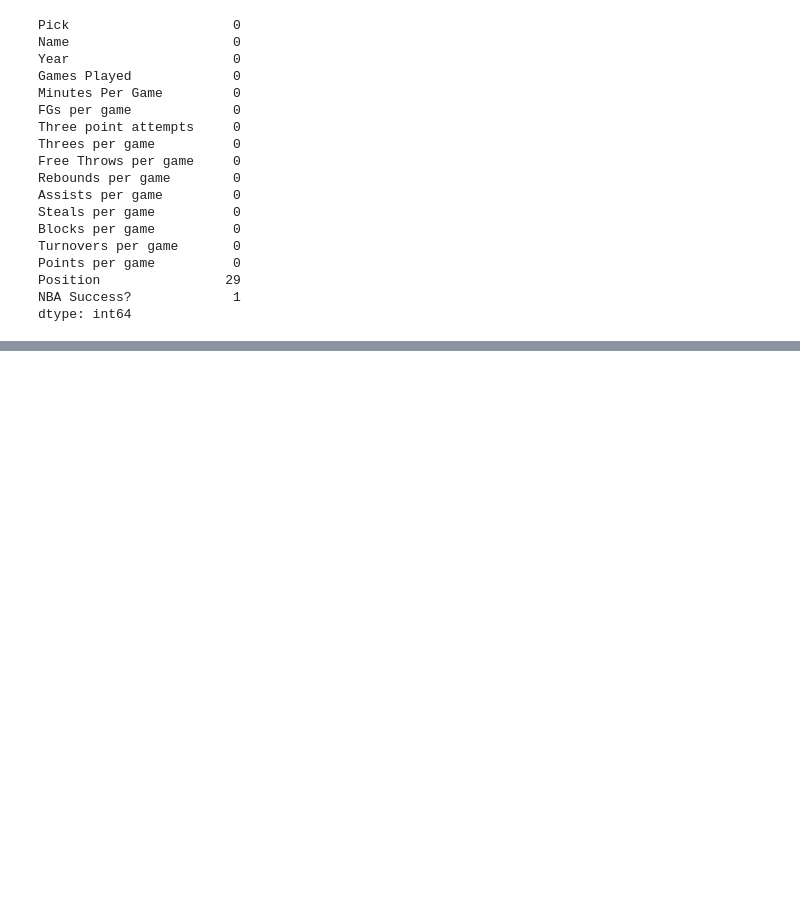
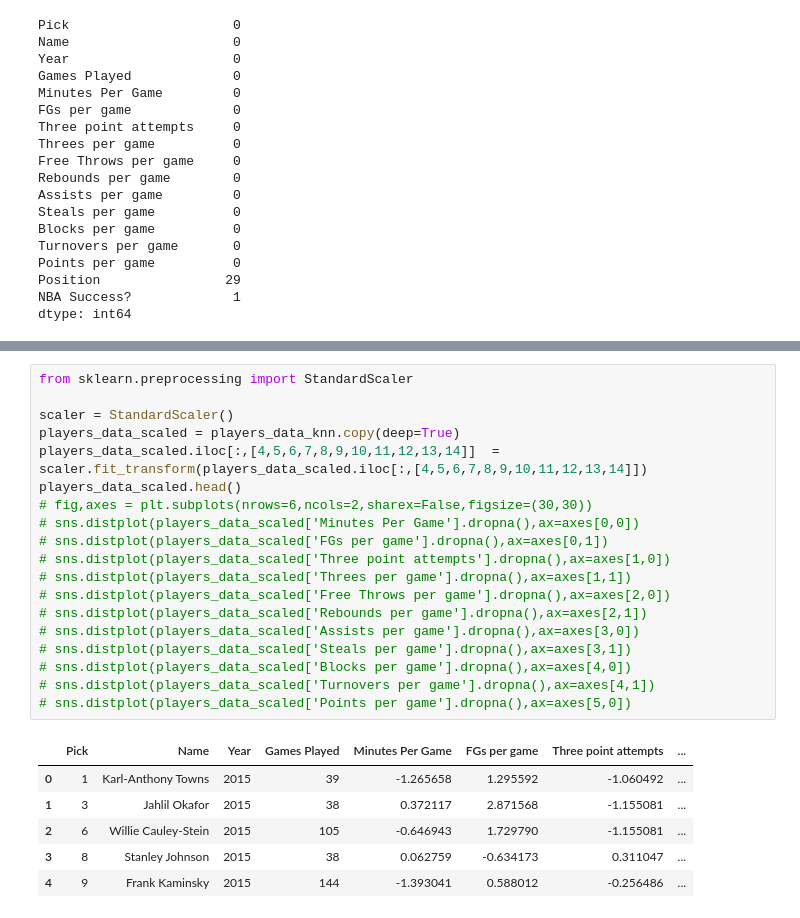
Before and after one commit to akshaygupta16/NBADraftAssistant, a Jupyter notebook: NBADraftPicker.ipynb, the cells around one changed output, grey strips where cells are left out. Drawn from its saved outputs; the diff is of its cells as text; blank space fills up the shorter version.

```diff
--- a/NBADraftPicker.ipynb
+++ b/NBADraftPicker.ipynb
@@ -389,0 +450,26 @@ sns.distplot(players_data_knn['Three point attempts'])
+# %%
+from sklearn.preprocessing import StandardScaler
+
+scaler = StandardScaler()
+players_data_scaled = players_data_knn.copy(deep=True)
+players_data_scaled.iloc[:,[4,5,6,7,8,9,10,11,12,13,14]]  = scaler.fit_transform(players_data_scaled.iloc[:,[4,5,6,7,8,9,10,11,12,13,14]])
+players_data_scaled.head()
+# fig,axes = plt.subplots(nrows=6,ncols=2,sharex=False,figsize=(30,30))
+# sns.distplot(players_data_scaled['Minutes Per Game'].dropna(),ax=axes[0,0])
+# sns.distplot(players_data_scaled['FGs per game'].dropna(),ax=axes[0,1])
+# sns.distplot(players_data_scaled['Three point attempts'].dropna(),ax=axes[1,0])
+# sns.distplot(players_data_scaled['Threes per game'].dropna(),ax=axes[1,1])
+# sns.distplot(players_data_scaled['Free Throws per game'].dropna(),ax=axes[2,0])
+# sns.distplot(players_data_scaled['Rebounds per game'].dropna(),ax=axes[2,1])
+# sns.distplot(players_data_scaled['Assists per game'].dropna(),ax=axes[3,0])
+# sns.distplot(players_data_scaled['Steals per game'].dropna(),ax=axes[3,1])
+# sns.distplot(players_data_scaled['Blocks per game'].dropna(),ax=axes[4,0])
+# sns.distplot(players_data_scaled['Turnovers per game'].dropna(),ax=axes[4,1])
+# sns.distplot(players_data_scaled['Points per game'].dropna(),ax=axes[5,0])
+# %% [output]
+|  | Pick | Name | Year | Games Played | Minutes Per Game | FGs per game | Three point attempts | ... |
+| 0 | 1 | Karl-Anthony Towns | 2015 | 39 | -1.265658 | 1.295592 | -1.060492 | ... |
+| 1 | 3 | Jahlil Okafor | 2015 | 38 | 0.372117 | 2.871568 | -1.155081 | ... |
+| 2 | 6 | Willie Cauley-Stein | 2015 | 105 | -0.646943 | 1.729790 | -1.155081 | ... |
+| 3 | 8 | Stanley Johnson | 2015 | 38 | 0.062759 | -0.634173 | 0.311047 | ... |
+| 4 | 9 | Frank Kaminsky | 2015 | 144 | -1.393041 | 0.588012 | -0.256486 | ... |
```
Also changed, not shown: parts of 43 cells of this notebook.
